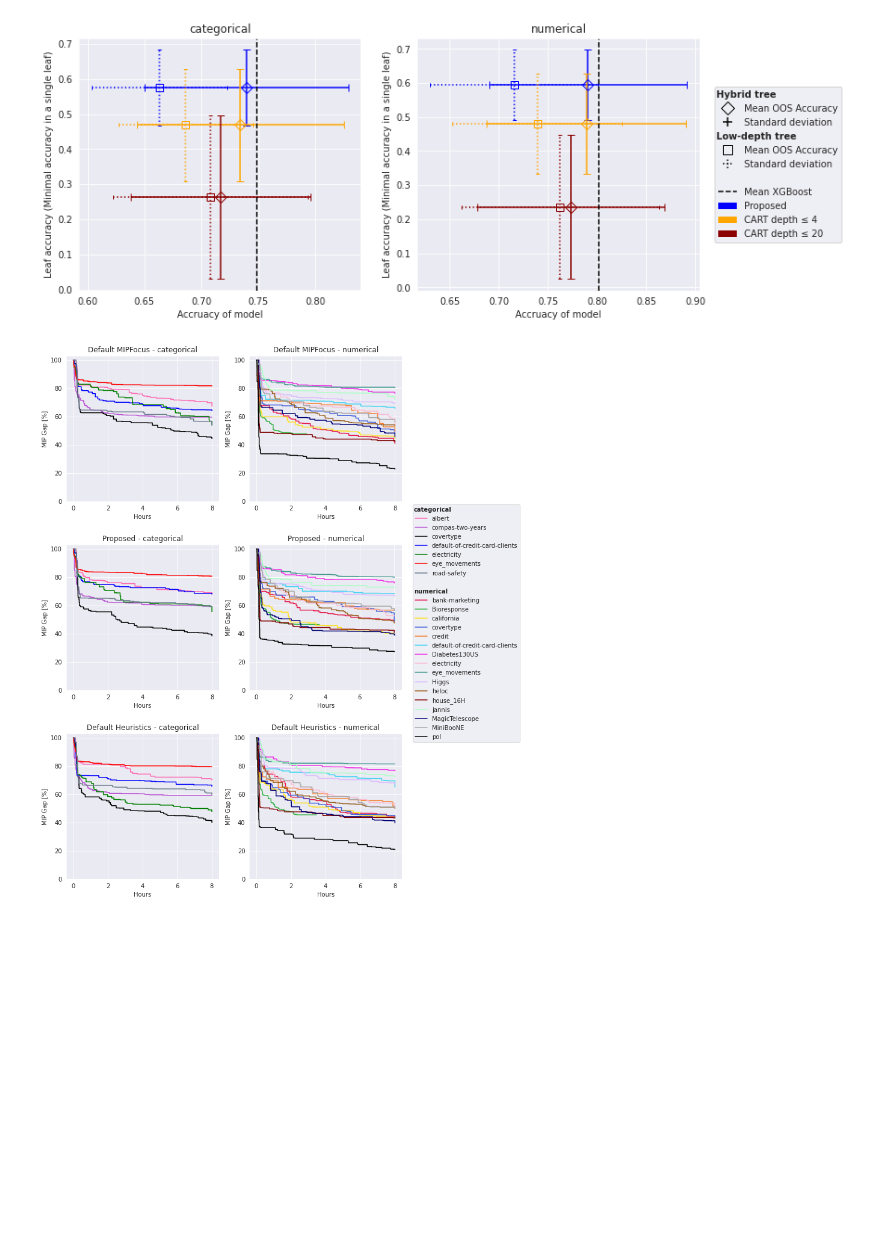
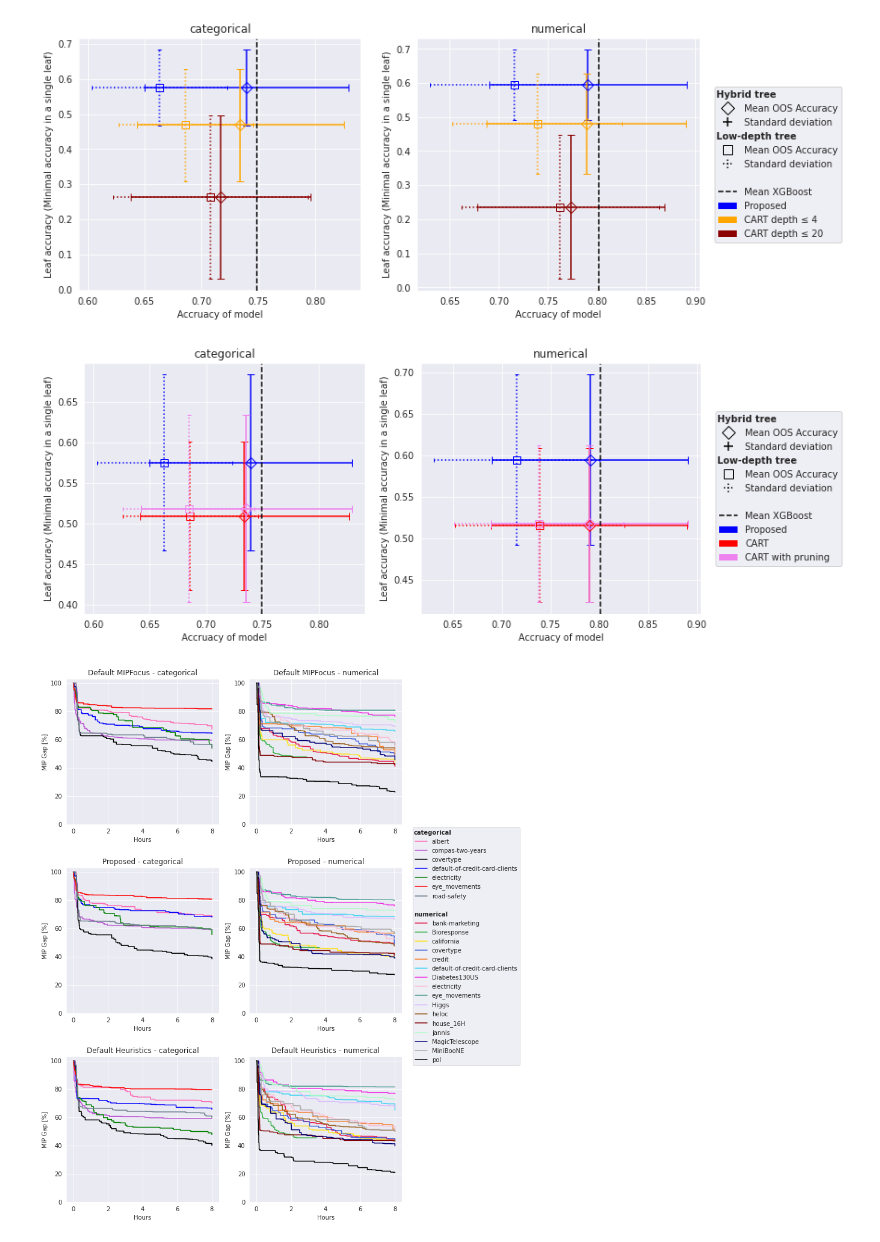
Before and after one commit to Epanemu/FCT, a Jupyter notebook: Results.ipynb, the cells around one changed output. Cells and saved outputs as stored; diff of their text form; code cells hidden in the pictures; blank space fills up the shorter version.

Commit message:
Add pruned CART trees to results

```diff
--- a/Results.ipynb
+++ b/Results.ipynb
@@ -39,7 +39,8 @@ DIFFICULTIES = ["EASY", "MEDIUM", "HARD"]
 TREE_PATHS = {
     "unconstrained": "results/best_trees_unconstrained.pickle",
     "simple": "results/best_trees_simple.pickle",
-    "fixed_Nmin": "results/best_trees_fixed.pickle"
+    "fixed_Nmin": "results/best_trees_fixed.pickle",
+    "pruned": "results/best_trees_pruned.pickle"
 }
 
 jobs = {}
@@ -718,6 +761,48 @@ set_legend(axes[1], values.keys(), colors, anchor=(1.52, 0.5))
 plt.savefig(f"plots/compare_CARTs.pdf", bbox_inches='tight')
 # %% [output]
 [figure]
+# %%
+xgbvals = get_XGB_est_values()
+
+
+fig, axes = plt.subplots(1, 2, figsize=(12,5))
+i = 0
+values = {}
+for name, modelname in [
+        ("Proposed", "warm_best"),
+    ]:
+    values[name] = {
+        "base": get_values_categ(jobs, modelname, reduced=True),
+        "extended": get_values_categ(jobs, modelname, extended=True)
+    }
+
+values["CART"] = {
+    "base": get_tree_results_categ(TREE_PATHS["fixed_Nmin"]),
+    "extended": get_tree_results_categ(TREE_PATHS["fixed_Nmin"], extended=True)
+}
+values["CART with pruning"] = {
+    "base": get_tree_results_categ(TREE_PATHS["pruned"]),
+    "extended": get_tree_results_categ(TREE_PATHS["pruned"], extended=True)
+}
+
+for dtype in DATASETS_INFO:
+    colors = ["b", "r", "violet"]
+    for c, n in zip(colors, values):
+        vals = values[n]["base"][dtype]
+        plot_low_depth(axes[i%2], vals["TestAcc"], vals["TestLeafAcc"], c)
+
+        vals = values[n]["extended"][dtype]
+        plot_hybrid(axes[i%2], vals["TestAcc"], vals["TestLeafAcc"], c)
+
+    show_xgb(axes[i%2], xgbvals[dtype]["TestAcc"].mean())
+    set_labels(axes[i%2], dtype)
+    i += 1
+set_legend(axes[1], values.keys(), colors, anchor=(1.52, 0.5))
+
+# plt.show()
+plt.savefig(f"plots/compare_CARTs_pruned.pdf", bbox_inches='tight')
+# %% [output]
+[figure, added]
 # %%
 # this will not work, logfiles are not included
 
```
Also changed, not shown: parts of 4 cells of this notebook, 2 other files.
